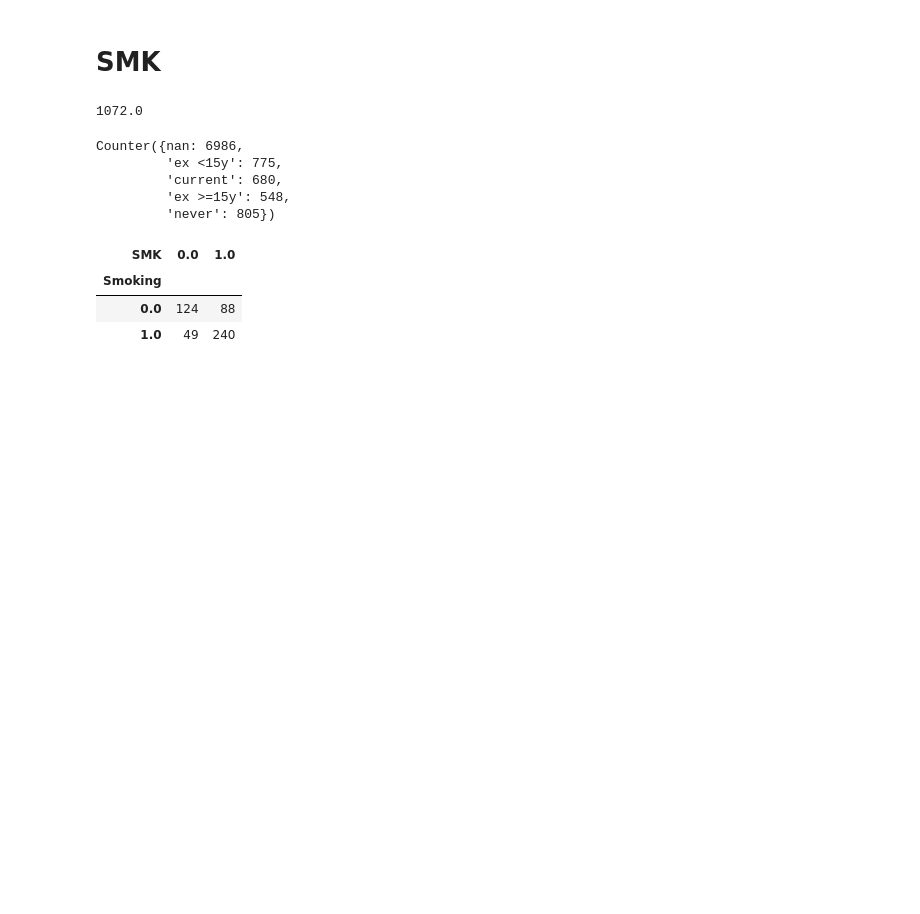
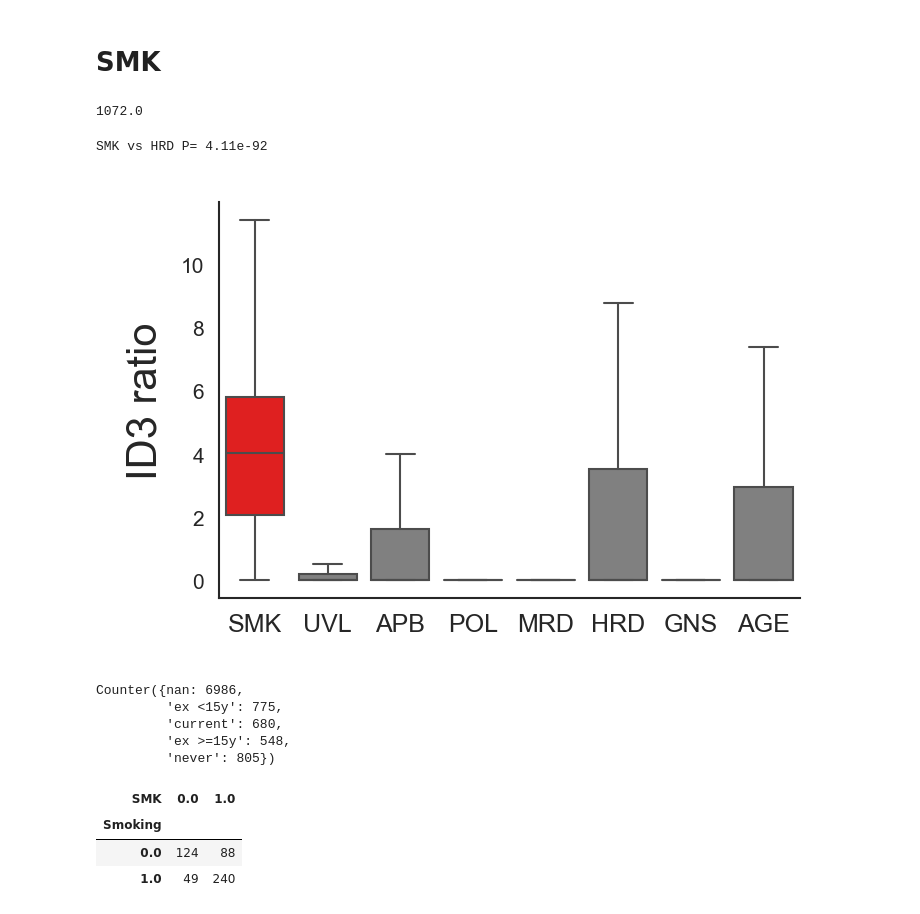
Before and after one commit to shirotak/pancancer_MutSig_ICI, a Jupyter notebook: codes/Script3_FigureS2-9.ipynb, the cells around one changed output. Saved outputs shown, nothing was run; the diff lists cells and outputs as text; code cells hidden in the pictures; blank space fills up the shorter version.

```diff
--- a/codes/Script3_FigureS2-9.ipynb
+++ b/codes/Script3_FigureS2-9.ipynb
@@ -109,6 +110,31 @@ df2["Sig4_ratio"]=df2["Sig_4"]/df2["total_Sig_count"]*100
 np.sum(df2["SMK"])
 # %% [output]
 1072.0
+# %%
+fig=plt.figure(figsize=(2.5,1.75))
+ax=fig.add_subplot(111)
+sns_df=df2.copy()
+cat="cluster_m2_names"
+val="ID3_ratio"
+colors=["red"]+["grey"]*7
+ax=sns.boxplot(x=cat,y=val,data=sns_df,sym="",boxprops={"alpha":1},palette=colors)
+#sns.swarmplot(x=cat,y=val,data=sns_df)
+ax.set_xlabel("")
+ax.set_ylabel("ID3 ratio",fontsize=10)
+ax.set_title("",fontsize=10)
+ax.tick_params(axis="y",labelsize=5)
+ax.tick_params(axis="x",labelsize=6)
+ax.spines["top"].set_visible(False)
+ax.spines["right"].set_visible(False)
+
+a=sns_df[sns_df[cat]=="SMK"][val].values
+b=sns_df[sns_df[cat]=="HRD"][val].values
+_,p=stats.mannwhitneyu(a,b)
+
+print("SMK vs HRD","P= {:.2e}".format(p))
+# %% [output]
+SMK vs HRD P= 4.11e-92
+[figure, added]
 # %%
 Counter(df2["Smoking4"])
 # %% [output]
```
Also changed, not shown: parts of 4 cells of this notebook, 4 other files.
